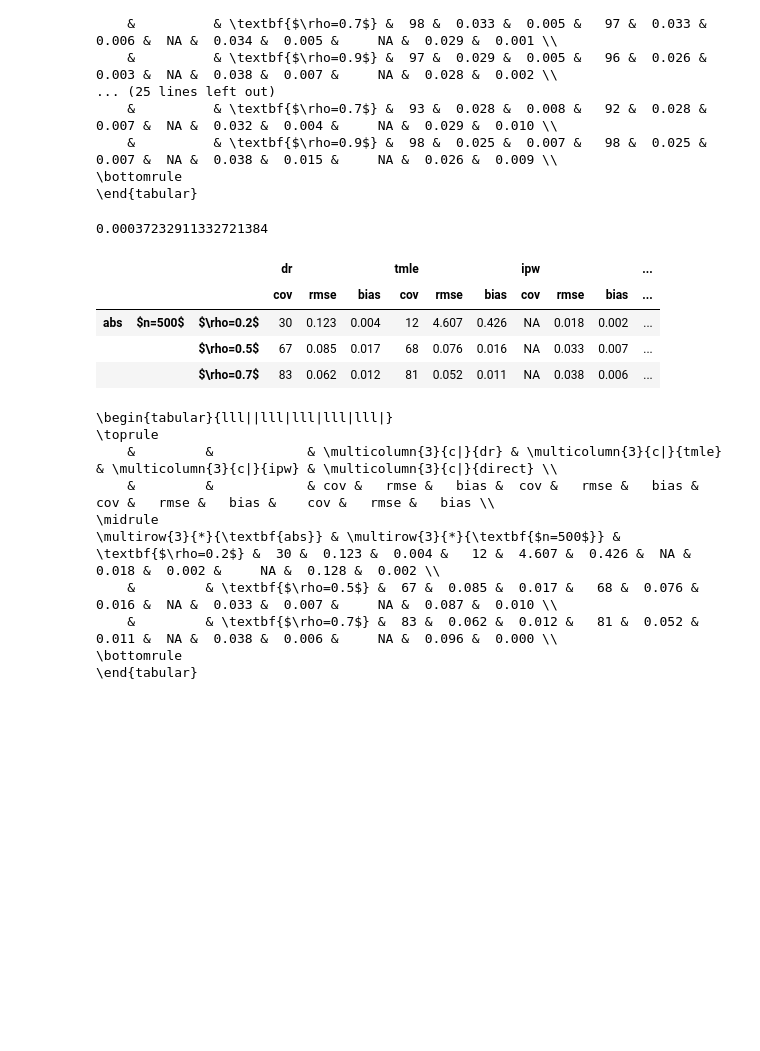
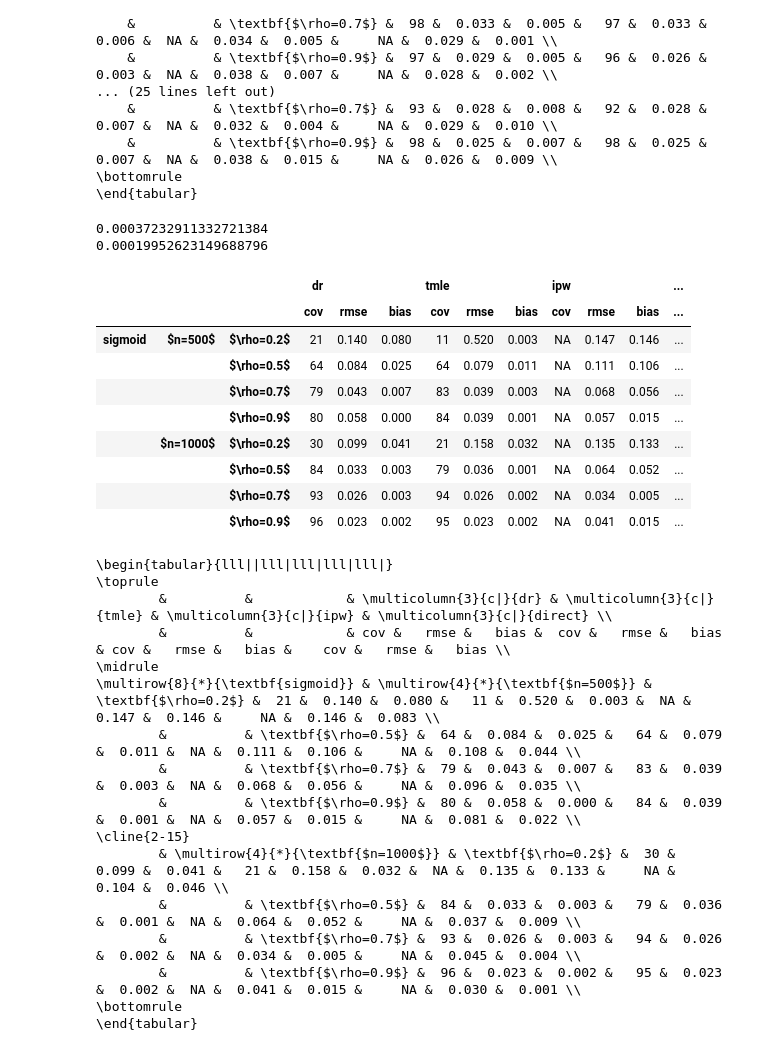
Before and after one commit to syrgkanislab/npiv_functionals, a Jupyter notebook: notebooks/Postprocess.ipynb, the cells around one changed output. Saved outputs shown, nothing was run; the diff lists cells and outputs as text; code cells hidden in the pictures; blank space fills up the shorter version.

```diff
--- a/notebooks/Postprocess.ipynb
+++ b/notebooks/Postprocess.ipynb
@@ -223,50 +223,62 @@ import pandas as pd
 
 for clever in [False]:
     resd = {}
-    for fname in ['abs']:
+    for fname in ['sigmoid']:
         resd[fname] = {}
-        for n in [500]:
+        for n in [500, 1000]:
             lambda_l2_h = .1/n**(.9)
             print(lambda_l2_h)
             nkey = f'$n={n}$'
             resd[fname][nkey] = {}
-            for iv_strength in [.2, .5, .7]:
+            for iv_strength in [.2, .5, .7, .9]:
                 true, results = joblib.load(f'res_fn_{fname}_n_{n}_stregth_{iv_strength}_eps_{0.1}_clever_{clever}_l2h_{lambda_l2_h:.4f}.jbl')
                 ivkey = f'$\rho={iv_strength}$'
                 resd[fname][nkey][ivkey] = {}
                 for it, method in enumerate(['dr', 'tmle', 'ipw', 'direct']):
                     data = np.array([r[it] for r in results])
                     if method in ['dr', 'tmle']:
                         cov = f'{100*np.mean((data[:, 1] <= true) & (true <= data[:, 2])):.0f}'
                     else:
                         cov = 'NA'
                     resd[fname][nkey][ivkey][method] = {
                                     'cov': cov,
                                     'rmse': f'{np.sqrt(np.mean((data[:, 0]-true)**2)):.3f}',
                                     'bias': f'{np.abs(np.mean((data[:, 0]-true))):.3f}'}
                 resd[fname][nkey][ivkey] = pd.DataFrame(resd[fname][nkey][ivkey])
             resd[fname][nkey] = pd.concat(resd[fname][nkey])
         resd[fname] = pd.concat(resd[fname])
 
     display(pd.concat(resd).unstack(level=3))
     print(pd.concat(resd).unstack(level=3).to_latex(bold_rows=True, multirow=True,
                                                     multicolumn=True, escape=False,
                                                     column_format='lll||lll|lll|lll|lll|',
                                                     multicolumn_format='c|'))
 # %% [output]
 0.00037232911332721384
+0.00019952623149688796
 |  |  |  | dr |  |  | tmle |  |  | ipw |  |  | ... |
 |  |  |  | cov | rmse | bias | cov | rmse | bias | cov | rmse | bias | ... |
-| abs | $n=500$ | $\rho=0.2$ | 30 | 0.123 | 0.004 | 12 | 4.607 | 0.426 | NA | 0.018 | 0.002 | ... |
-|  |  | $\rho=0.5$ | 67 | 0.085 | 0.017 | 68 | 0.076 | 0.016 | NA | 0.033 | 0.007 | ... |
-|  |  | $\rho=0.7$ | 83 | 0.062 | 0.012 | 81 | 0.052 | 0.011 | NA | 0.038 | 0.006 | ... |
+| sigmoid | $n=500$ | $\rho=0.2$ | 21 | 0.140 | 0.080 | 11 | 0.520 | 0.003 | NA | 0.147 | 0.146 | ... |
+|  |  | $\rho=0.5$ | 64 | 0.084 | 0.025 | 64 | 0.079 | 0.011 | NA | 0.111 | 0.106 | ... |
+|  |  | $\rho=0.7$ | 79 | 0.043 | 0.007 | 83 | 0.039 | 0.003 | NA | 0.068 | 0.056 | ... |
+|  |  | $\rho=0.9$ | 80 | 0.058 | 0.000 | 84 | 0.039 | 0.001 | NA | 0.057 | 0.015 | ... |
+|  | $n=1000$ | $\rho=0.2$ | 30 | 0.099 | 0.041 | 21 | 0.158 | 0.032 | NA | 0.135 | 0.133 | ... |
+|  |  | $\rho=0.5$ | 84 | 0.033 | 0.003 | 79 | 0.036 | 0.001 | NA | 0.064 | 0.052 | ... |
+|  |  | $\rho=0.7$ | 93 | 0.026 | 0.003 | 94 | 0.026 | 0.002 | NA | 0.034 | 0.005 | ... |
+|  |  | $\rho=0.9$ | 96 | 0.023 | 0.002 | 95 | 0.023 | 0.002 | NA | 0.041 | 0.015 | ... |
 \begin{tabular}{lll||lll|lll|lll|lll|}
 \toprule
-    &         &            & \multicolumn{3}{c|}{dr} & \multicolumn{3}{c|}{tmle} & \multicolumn{3}{c|}{ipw} & \multicolumn{3}{c|}{direct} \\
-    &         &            & cov &   rmse &   bias &  cov &   rmse &   bias & cov &   rmse &   bias &    cov &   rmse &   bias \\
+        &          &            & \multicolumn{3}{c|}{dr} & \multicolumn{3}{c|}{tmle} & \multicolumn{3}{c|}{ipw} & \multicolumn{3}{c|}{direct} \\
+        &          &            & cov &   rmse &   bias &  cov &   rmse &   bias & cov &   rmse &   bias &    cov &   rmse &   bias \\
 \midrule
-\multirow{3}{*}{\textbf{abs}} & \multirow{3}{*}{\textbf{$n=500$}} & \textbf{$\rho=0.2$} &  30 &  0.123 &  0.004 &   12 &  4.607 &  0.426 &  NA &  0.018 &  0.002 &     NA &  0.128 &  0.002 \\
-    &         & \textbf{$\rho=0.5$} &  67 &  0.085 &  0.017 &   68 &  0.076 &  0.016 &  NA &  0.033 &  0.007 &     NA &  0.087 &  0.010 \\
-    &         & \textbf{$\rho=0.7$} &  83 &  0.062 &  0.012 &   81 &  0.052 &  0.011 &  NA &  0.038 &  0.006 &     NA &  0.096 &  0.000 \\
+\multirow{8}{*}{\textbf{sigmoid}} & \multirow{4}{*}{\textbf{$n=500$}} & \textbf{$\rho=0.2$} &  21 &  0.140 &  0.080 &   11 &  0.520 &  0.003 &  NA &  0.147 &  0.146 &     NA &  0.146 &  0.083 \\
+        &          & \textbf{$\rho=0.5$} &  64 &  0.084 &  0.025 &   64 &  0.079 &  0.011 &  NA &  0.111 &  0.106 &     NA &  0.108 &  0.044 \\
+        &          & \textbf{$\rho=0.7$} &  79 &  0.043 &  0.007 &   83 &  0.039 &  0.003 &  NA &  0.068 &  0.056 &     NA &  0.096 &  0.035 \\
+        &          & \textbf{$\rho=0.9$} &  80 &  0.058 &  0.000 &   84 &  0.039 &  0.001 &  NA &  0.057 &  0.015 &     NA &  0.081 &  0.022 \\
+\cline{2-15}
+        & \multirow{4}{*}{\textbf{$n=1000$}} & \textbf{$\rho=0.2$} &  30 &  0.099 &  0.041 &   21 &  0.158 &  0.032 &  NA &  0.135 &  0.133 &     NA &  0.104 &  0.046 \\
+        &          & \textbf{$\rho=0.5$} &  84 &  0.033 &  0.003 &   79 &  0.036 &  0.001 &  NA &  0.064 &  0.052 &     NA &  0.037 &  0.009 \\
+        &          & \textbf{$\rho=0.7$} &  93 &  0.026 &  0.003 &   94 &  0.026 &  0.002 &  NA &  0.034 &  0.005 &     NA &  0.045 &  0.004 \\
+        &          & \textbf{$\rho=0.9$} &  96 &  0.023 &  0.002 &   95 &  0.023 &  0.002 &  NA &  0.041 &  0.015 &     NA &  0.030 &  0.001 \\
 \bottomrule
 \end{tabular}
```
Also changed, not shown: 2 other files.
